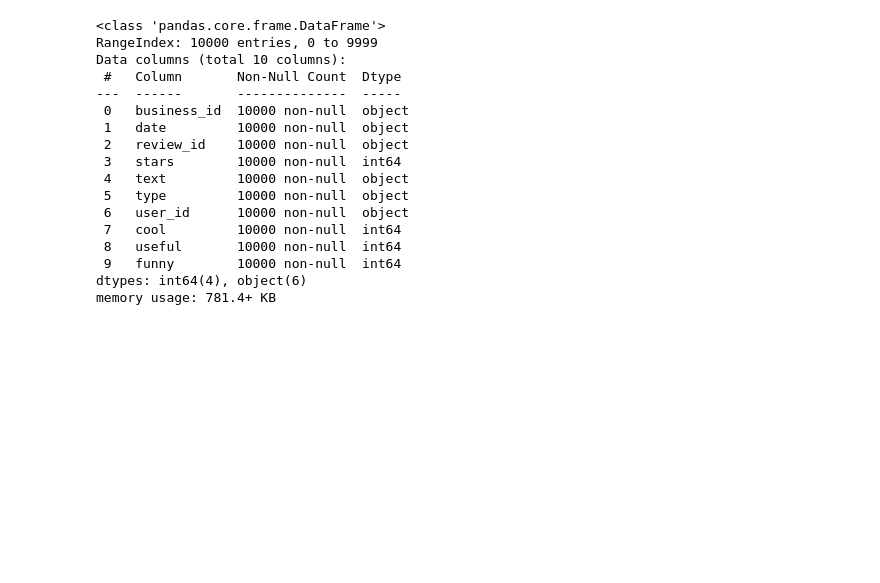
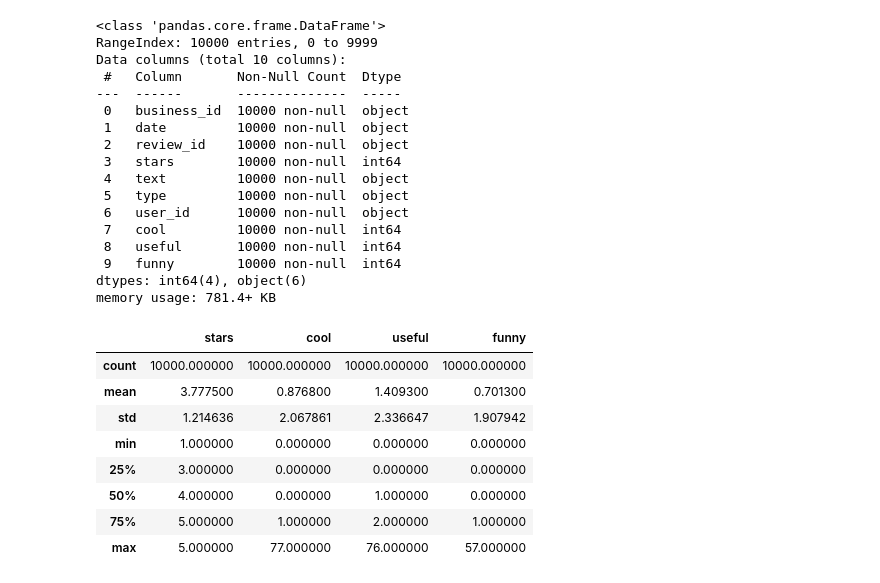
Before and after one commit to zeynepersen/Natural-language-processing, a Jupyter notebook: classify-yelp-reviews/classify-yelp-reviews.ipynb, the cells around one changed output. Drawn from its saved outputs; the diff is of its cells as text; code cells hidden in the pictures; blank space fills up the shorter version.

```diff
--- a/classify-yelp-reviews/classify-yelp-reviews.ipynb
+++ b/classify-yelp-reviews/classify-yelp-reviews.ipynb
@@ -32,3 +32,15 @@ Data columns (total 10 columns):
  9   funny        10000 non-null  int64
 dtypes: int64(4), object(6)
 memory usage: 781.4+ KB
+# %%
+yelp.describe()
+# %% [output]
+|  | stars | cool | useful | funny |
+| count | 10000.000000 | 10000.000000 | 10000.000000 | 10000.000000 |
+| mean | 3.777500 | 0.876800 | 1.409300 | 0.701300 |
+| std | 1.214636 | 2.067861 | 2.336647 | 1.907942 |
+| min | 1.000000 | 0.000000 | 0.000000 | 0.000000 |
+| 25% | 3.000000 | 0.000000 | 0.000000 | 0.000000 |
+| 50% | 4.000000 | 0.000000 | 1.000000 | 0.000000 |
+| 75% | 5.000000 | 1.000000 | 2.000000 | 1.000000 |
+| max | 5.000000 | 77.000000 | 76.000000 | 57.000000 |
```
Also changed, not shown: parts of 30 cells of this notebook.
